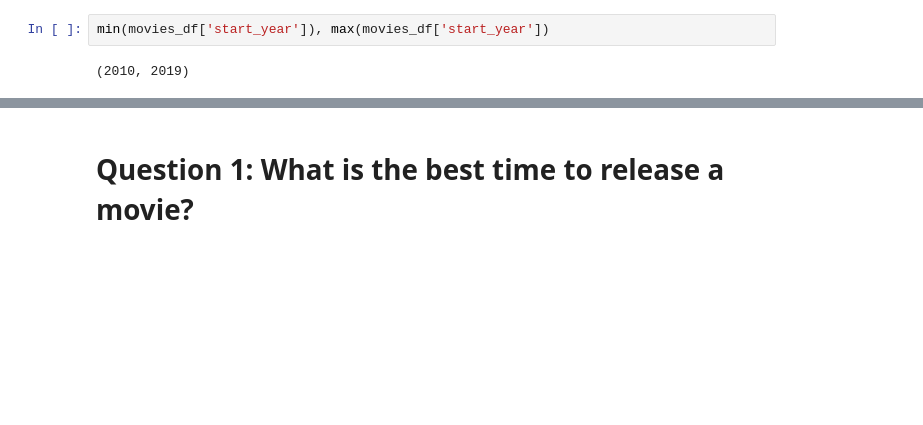
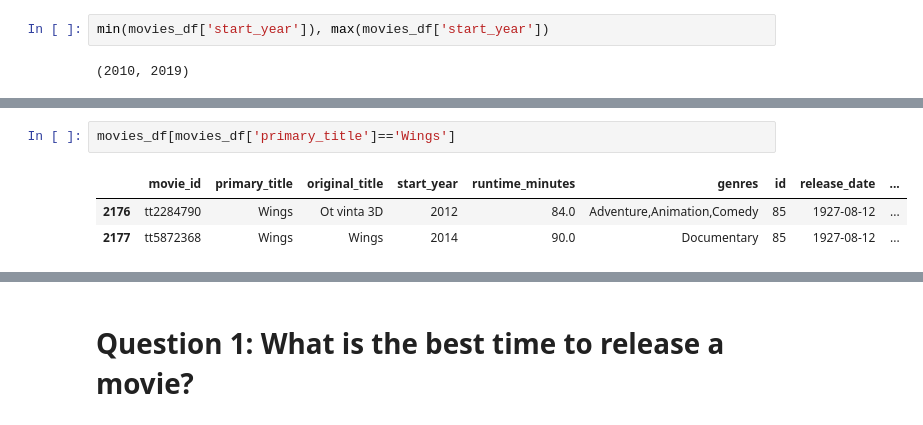
Before and after one commit to harte3/Flatiron-Capstone-Group-2, a Jupyter notebook: Final Notebook.ipynb, the cells around one changed output, grey strips where cells are left out. Saved outputs shown, nothing was run; the diff lists cells and outputs as text; blank space fills up the shorter version.

```diff
--- a/Final Notebook.ipynb
+++ b/Final Notebook.ipynb
@@ -326,0 +329,6 @@ min(movies_df['start_year']), max(movies_df['start_year'])
+# %%
+movies_df[movies_df['primary_title']=='Wings']
+# %% [output]
+|  | movie_id | primary_title | original_title | start_year | runtime_minutes | genres | id | release_date | ... |
+| 2176 | tt2284790 | Wings | Ot vinta 3D | 2012 | 84.0 | Adventure,Animation,Comedy | 85 | 1927-08-12 | ... |
+| 2177 | tt5872368 | Wings | Wings | 2014 | 90.0 | Documentary | 85 | 1927-08-12 | ... |
```
Also changed, not shown: parts of 107 cells of this notebook.
